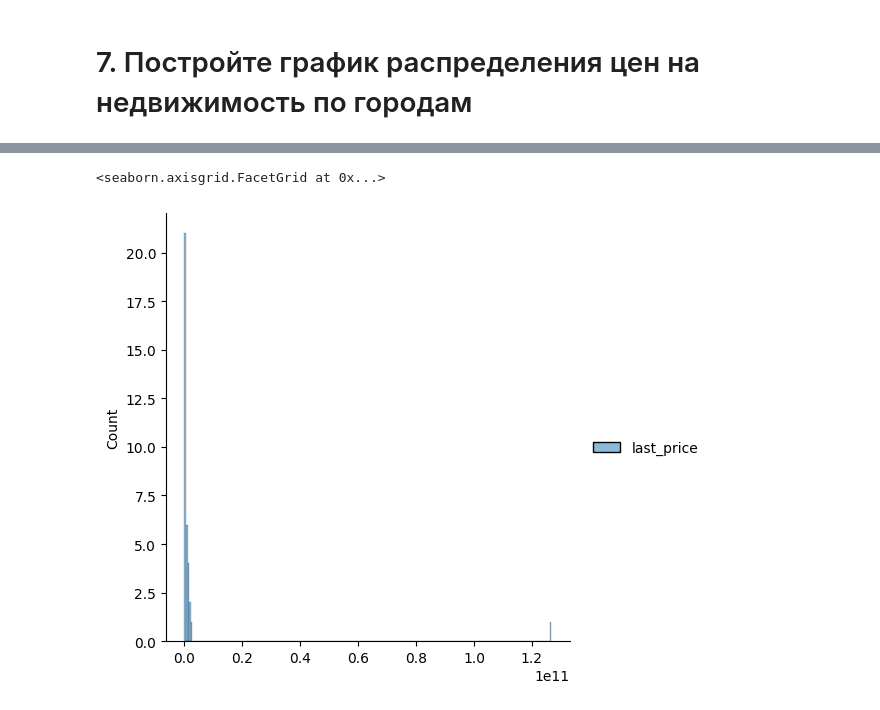
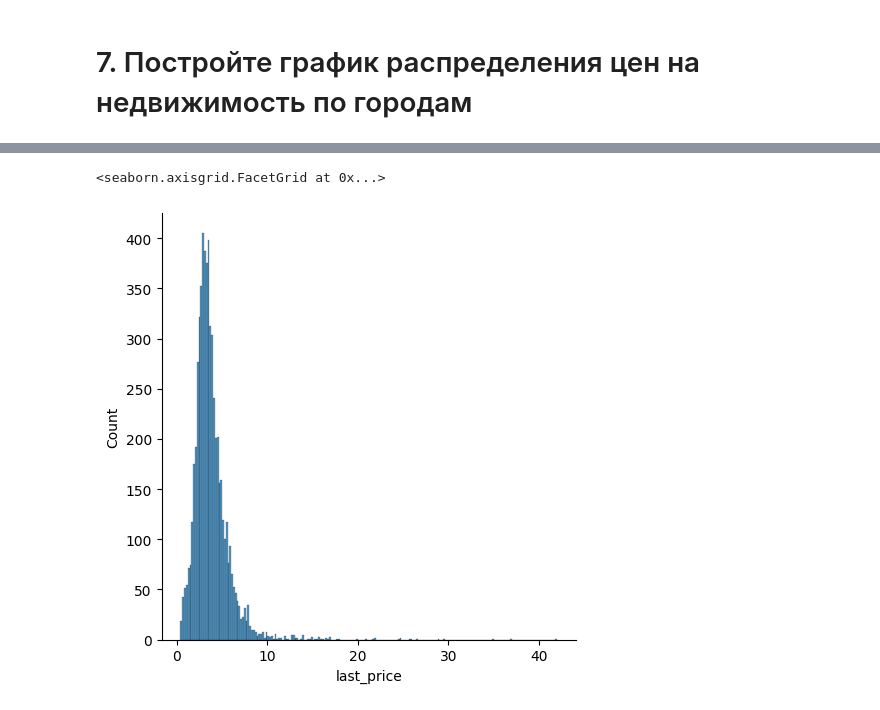
Before and after one commit to gleb-pan/data-analytics-decode, a Jupyter notebook: Submissions/Submission5.ipynb, the cells around one changed output, grey strips where cells are left out. Saved outputs shown, nothing was run; the diff lists cells and outputs as text; code cells hidden in the pictures.

```diff
--- a/Submissions/Submission5.ipynb
+++ b/Submissions/Submission5.ipynb
@@ -186,7 +192,8 @@ sns.heatmap(data=heatmap_data) # строим тепловую карту
 # %%
-dis_data = data.groupby('locality_name').agg({'last_price':'sum'}).reset_index()
-
-sns.displot(data=dis_data)
+dis_data2 = data.query('locality_name != "Санкт-Петербург"')['last_price']/1_000_000
+# sns.displot(data=dis_data)
-# %% [output]
-<seaborn.axisgrid.FacetGrid at 0x...>
-[figure, removed]
+# %%
+sns.displot(data=dis_data2)
+# %% [output]
+<seaborn.axisgrid.FacetGrid at 0x...>
+[figure, added]
```
Also changed, not shown: parts of 7 cells of this notebook.
